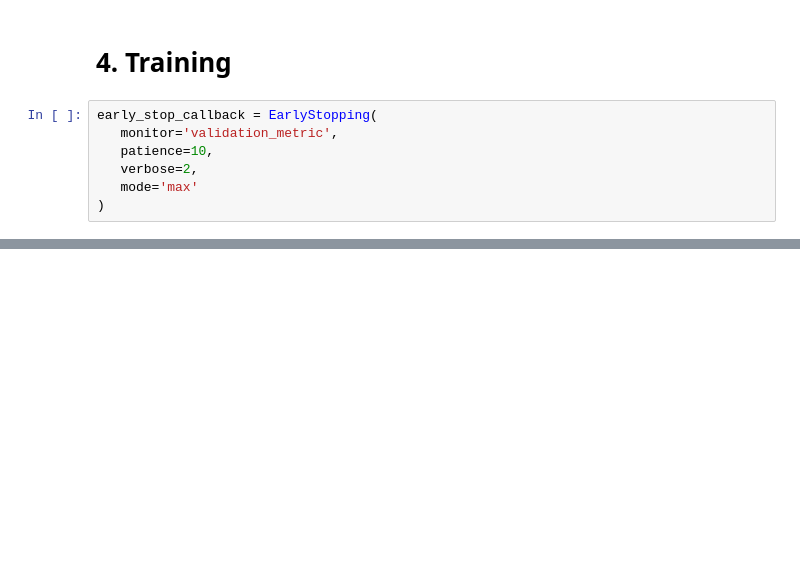
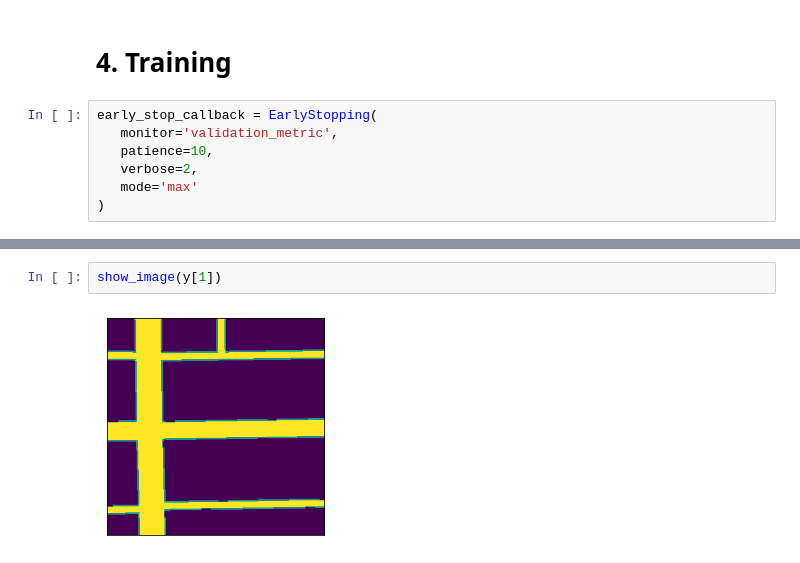
Before and after one commit to ehratjon/cil_2021, a Jupyter notebook: lightning.ipynb, the cells around one changed output, grey strips where cells are left out. Saved outputs shown, nothing was run; the diff lists cells and outputs as text; blank space fills up the shorter version.

```diff
--- a/lightning.ipynb
+++ b/lightning.ipynb
@@ -225,2 +590,6 @@ trainer.fit(system)
+# %%
+show_image(y[1])
+# %% [output]
+[figure, added]
 # %%
 system.visualize_results_overlay()
```
Also changed, not shown: parts of 25 cells of this notebook.
